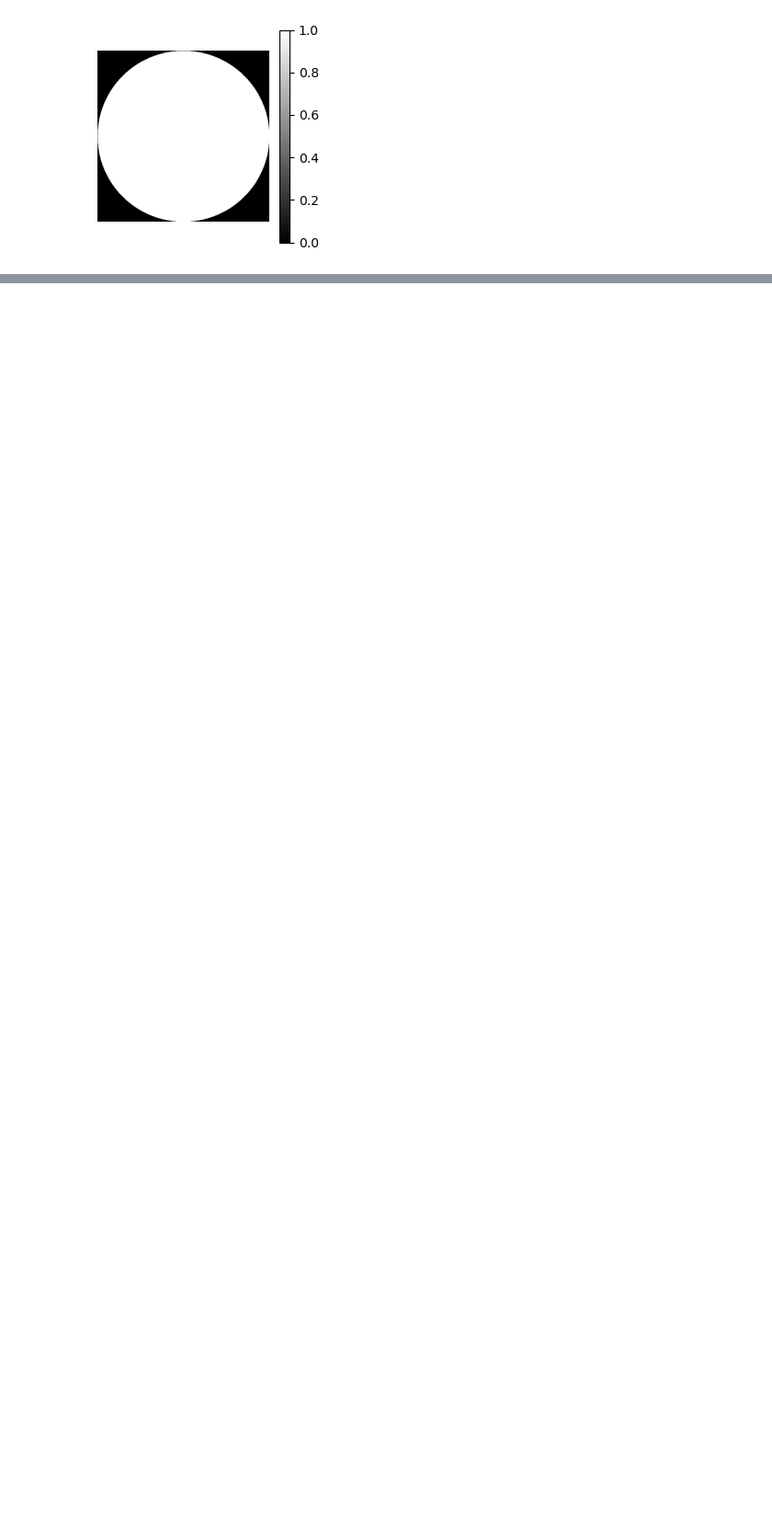
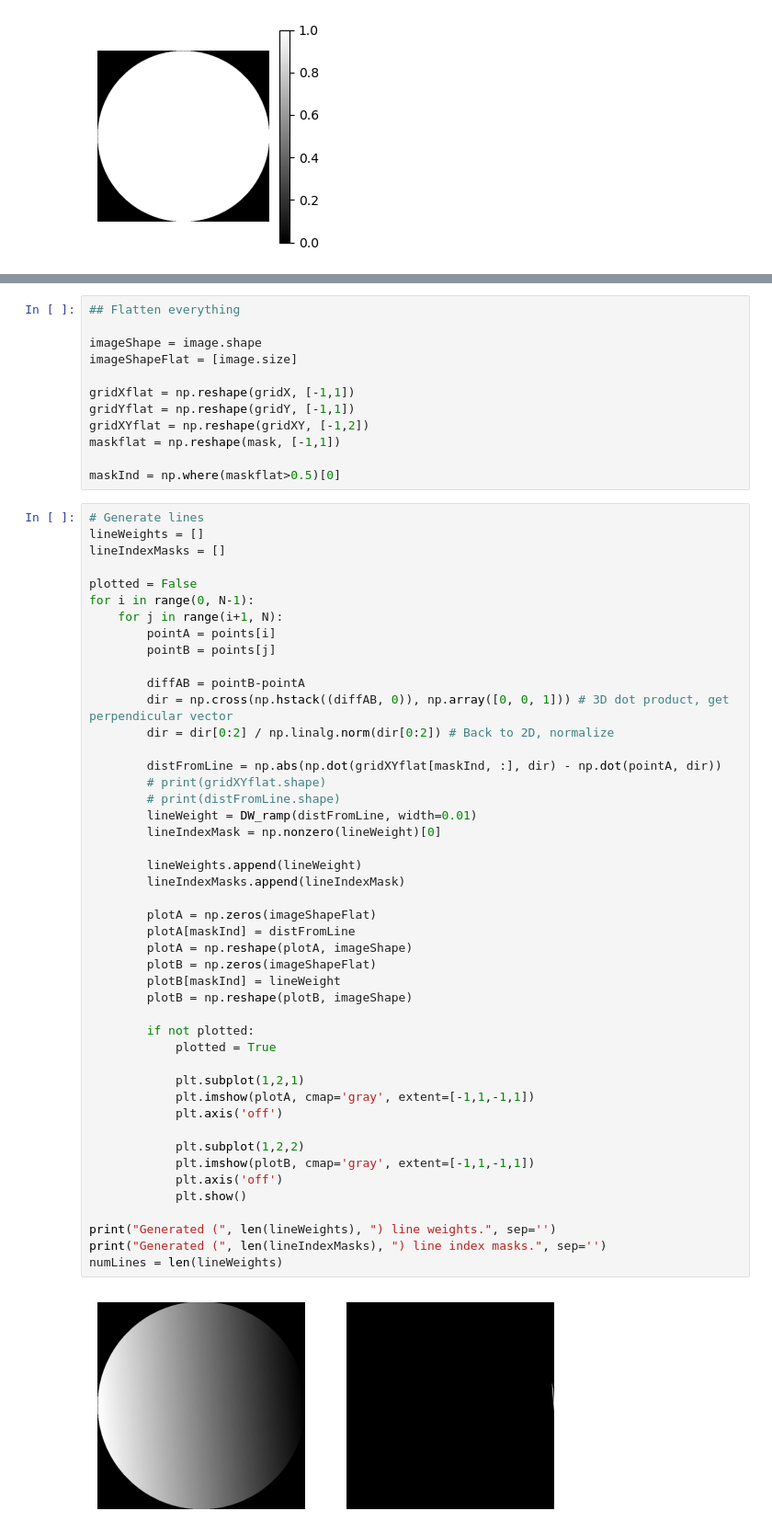
Before and after one commit to pooleya19/StringArt, a Jupyter notebook: MakeLines.ipynb, the cells around one changed output, grey strips where cells are left out. Shown at 92% size. Saved outputs shown, nothing was run; the diff lists cells and outputs as text; blank space fills up the shorter version.

```diff
--- a/MakeLines.ipynb
+++ b/MakeLines.ipynb
@@ -118,0 +141,60 @@ print(type(a),type(b))
+# %%
+## Flatten everything
+
+imageShape = image.shape
+imageShapeFlat = [image.size]
+
+gridXflat = np.reshape(gridX, [-1,1])
+gridYflat = np.reshape(gridY, [-1,1])
+gridXYflat = np.reshape(gridXY, [-1,2])
+maskflat = np.reshape(mask, [-1,1])
+
+maskInd = np.where(maskflat>0.5)[0]
+# %%
+# Generate lines
+lineWeights = []
+lineIndexMasks = []
+
+plotted = False
+for i in range(0, N-1):
+    for j in range(i+1, N):
+        pointA = points[i]
+        pointB = points[j]
+
+        diffAB = pointB-pointA
+        dir = np.cross(np.hstack((diffAB, 0)), np.array([0, 0, 1])) # 3D dot product, get perpendicular vector
+        dir = dir[0:2] / np.linalg.norm(dir[0:2]) # Back to 2D, normalize
+
+        distFromLine = np.abs(np.dot(gridXYflat[maskInd, :], dir) - np.dot(pointA, dir))
+        # print(gridXYflat.shape)
+        # print(distFromLine.shape)
+        lineWeight = DW_ramp(distFromLine, width=0.01)
+        lineIndexMask = np.nonzero(lineWeight)[0]
+
+        lineWeights.append(lineWeight)
+        lineIndexMasks.append(lineIndexMask)
+
+        plotA = np.zeros(imageShapeFlat)
+        plotA[maskInd] = distFromLine
+        plotA = np.reshape(plotA, imageShape)
+        plotB = np.zeros(imageShapeFlat)
+        plotB[maskInd] = lineWeight
+        plotB = np.reshape(plotB, imageShape)
+
+        if not plotted:
+            plotted = True
+
+            plt.subplot(1,2,1)
+            plt.imshow(plotA, cmap='gray', extent=[-1,1,-1,1])
+            plt.axis('off')
+
+            plt.subplot(1,2,2)
+            plt.imshow(plotB, cmap='gray', extent=[-1,1,-1,1])
+            plt.axis('off')
+            plt.show()
+
+print("Generated (", len(lineWeights), ") line weights.", sep='')
+print("Generated (", len(lineIndexMasks), ") line index masks.", sep='')
+numLines = len(lineWeights)
+# %% [output]
+[figure, added]
```
Also changed, not shown: parts of 13 cells of this notebook.
